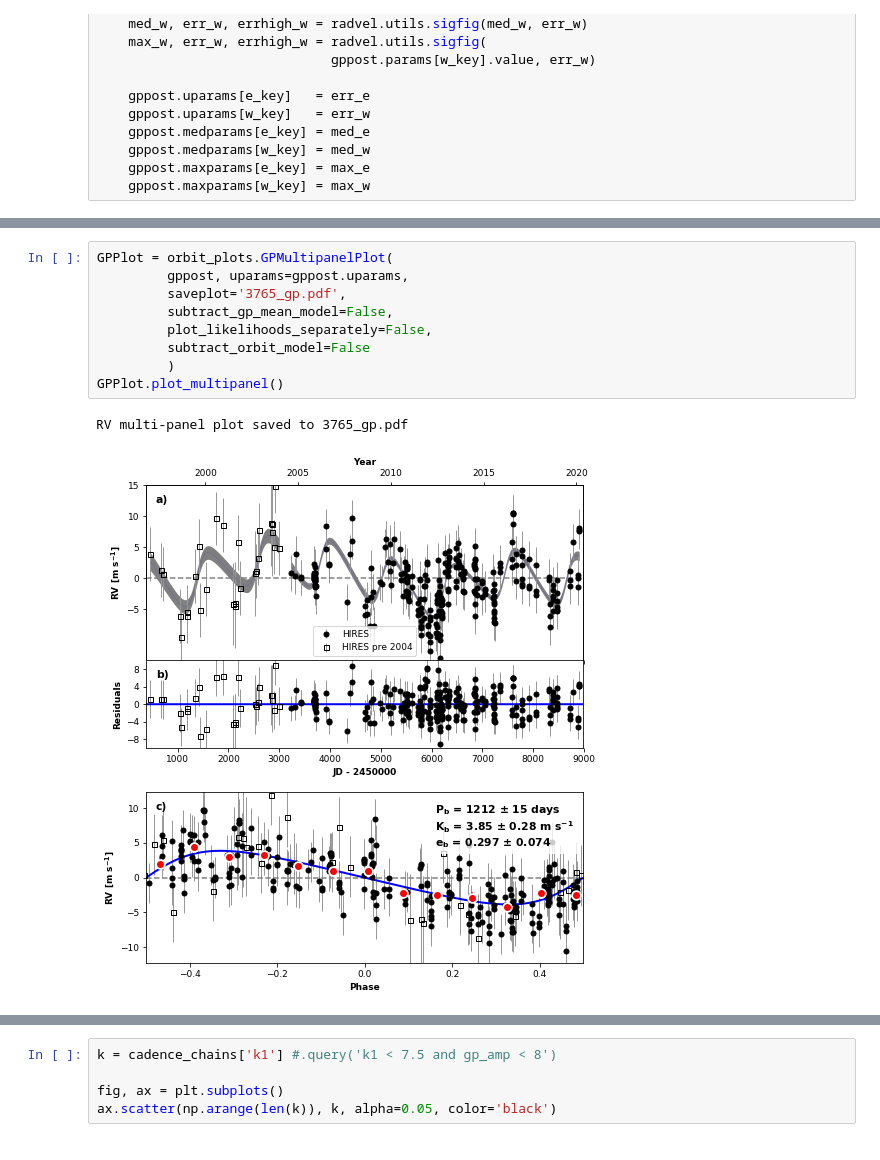
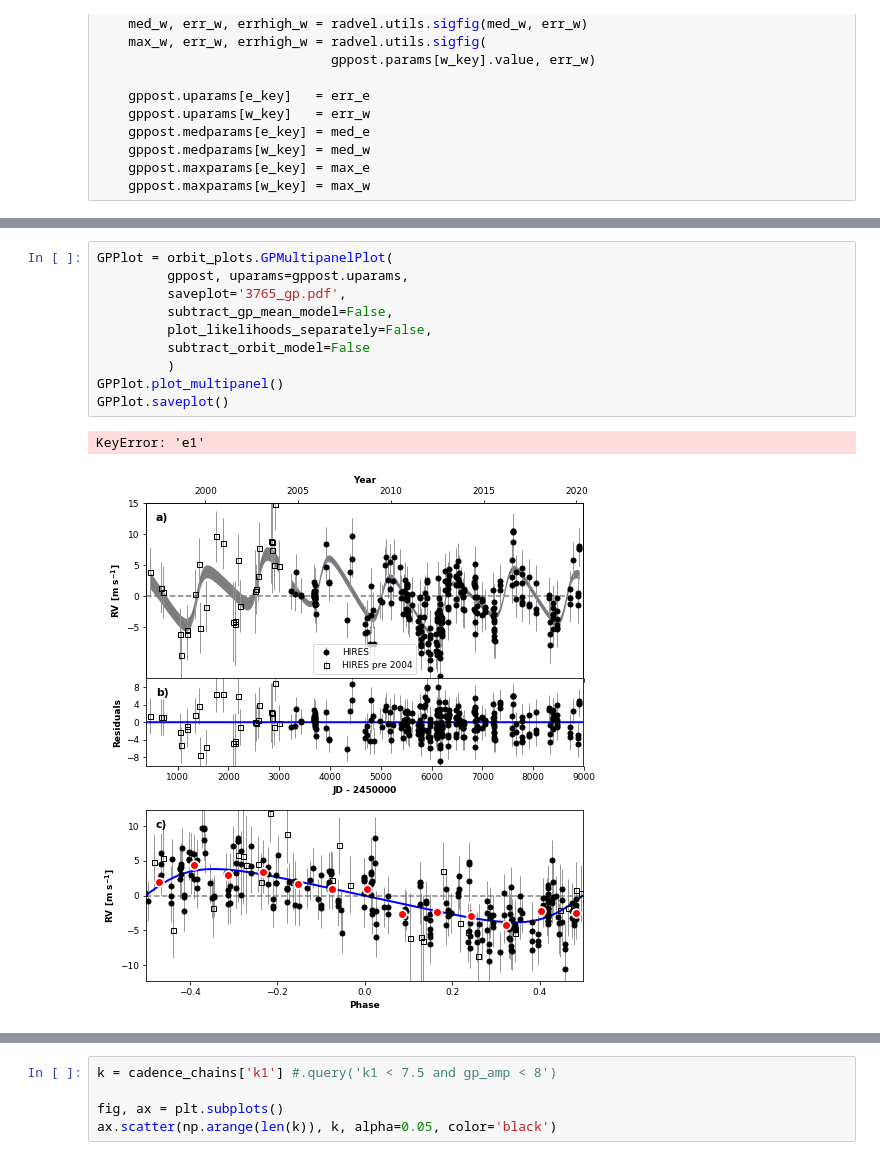
Before and after one commit to leerosenthalj/CLSI, a Jupyter notebook: Notebook_Processing.ipynb, the cells around one changed output, grey strips where cells are left out. Drawn from its saved outputs; the diff is of its cells as text.

```diff
--- a/Notebook_Processing.ipynb
+++ b/Notebook_Processing.ipynb
@@ -696,13 +718,14 @@ for n in np.arange(1, gppost.params.num_planets+1):
 # %%
 GPPlot = orbit_plots.GPMultipanelPlot(
          gppost, uparams=gppost.uparams,
          saveplot='3765_gp.pdf',
          subtract_gp_mean_model=False,
          plot_likelihoods_separately=False,
          subtract_orbit_model=False
          )
 GPPlot.plot_multipanel()
+GPPlot.saveplot()
 # %% [output]
-RV multi-panel plot saved to 3765_gp.pdf
+KeyError: 'e1'
-[figure, old version]
+[figure, new version]
 # %%
```
Also changed, not shown: parts of 3 cells of this notebook, 5 other files.
